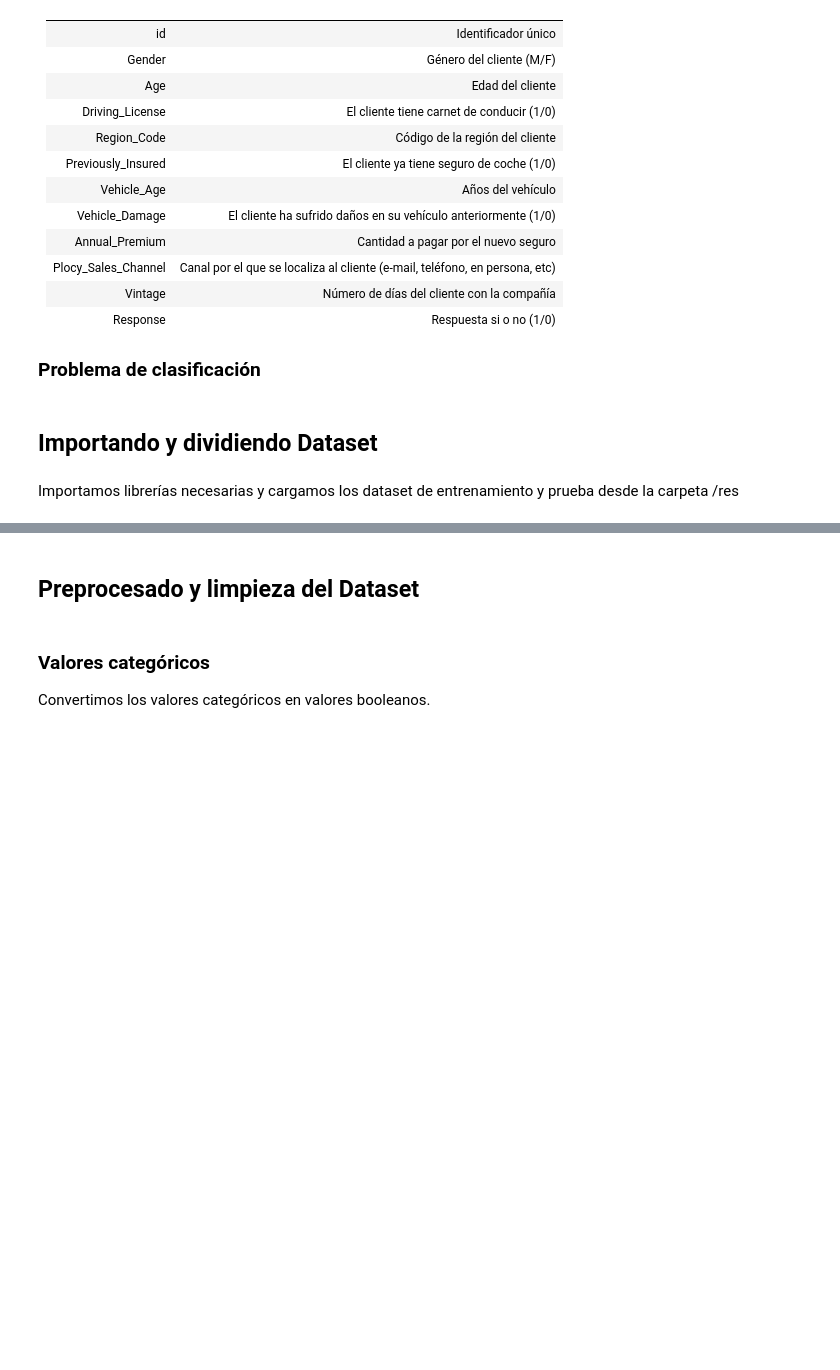
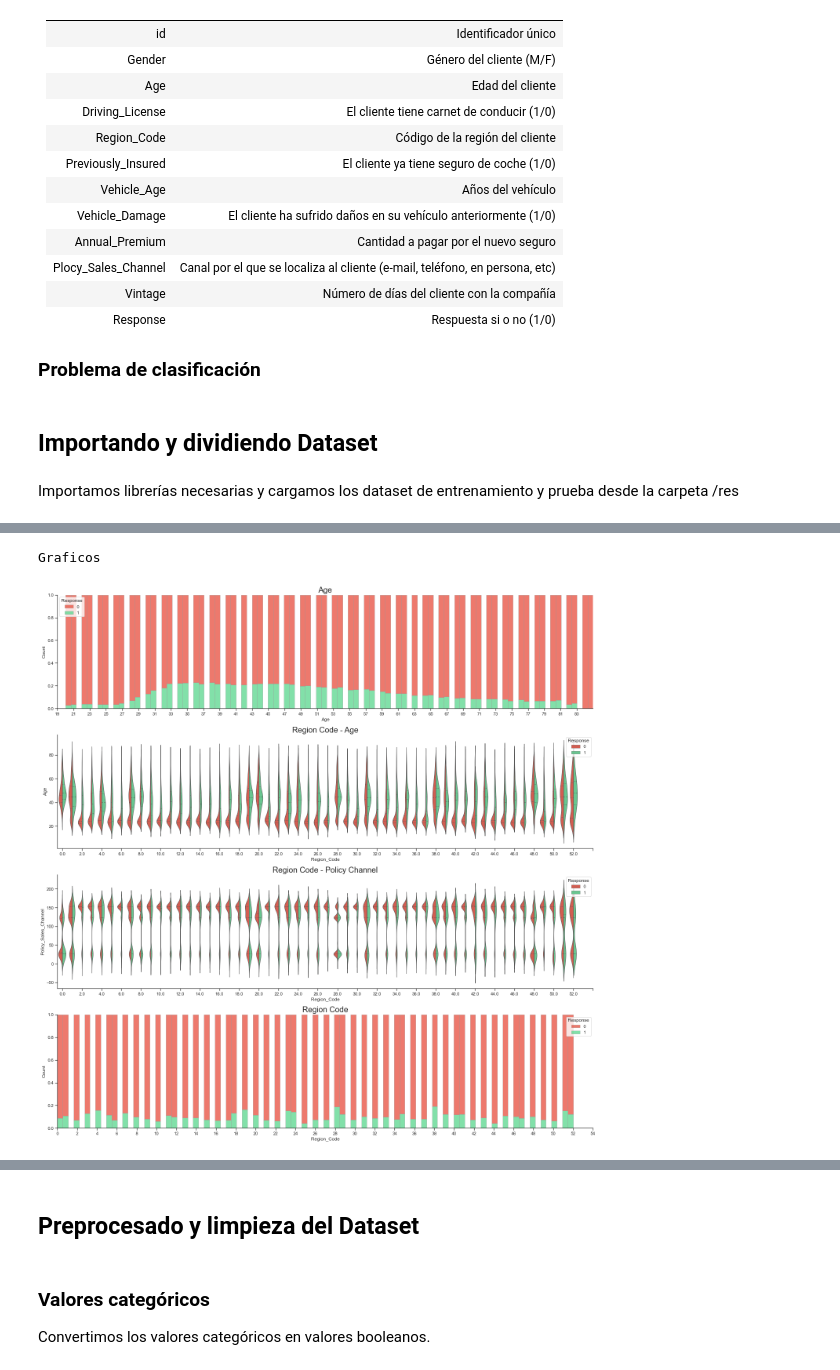
Before and after one commit to GZabalaG/AIMaster, a Jupyter notebook: Datasets_Analysis/car_insurance.ipynb, the cells around one changed output, grey strips where cells are left out. Saved outputs shown, nothing was run; the diff lists cells and outputs as text; code cells hidden in the pictures; blank space fills up the shorter version.

```diff
--- a/Datasets_Analysis/car_insurance.ipynb
+++ b/Datasets_Analysis/car_insurance.ipynb
@@ -52,0 +136,63 @@ g = sns.catplot(y='Vehicle_Age', hue="Response", col='Gender', row='Vehicle_Dama
+# %%
+sns.set_theme(style = 'ticks')
+
+fig, ax = plt.subplots(4, 1, figsize = (20, 20))
+
+sns.despine(fig)
+
+g_1 = sns.histplot(
+    data = train,
+    x = 'Age', hue = 'Response',
+    multiple = 'fill',
+    palette = sns.color_palette(['#E74C3C', '#58D68D']),
+    edgecolor = '.6',
+    linewidth = .5,
+    ax = ax[0]
+)
+
+ax[0].set_xticks(np.arange(19, 85, 2))
+
+g_2 = sns.violinplot(
+    data = train,
+    x = 'Region_Code', y = 'Age', hue = 'Response',
+    split = True, inner = 'quart', linewidth = 1,
+    palette = sns.color_palette(['#E74C3C', '#58D68D']),
+    edgecolor = '.6',
+    ax = ax[1]
+)
+
+ax[1].set_xticks(np.arange(0, 55, 2))
+
+g_3 = sns.violinplot(
+    data = train,
+    x = 'Region_Code', y = 'Policy_Sales_Channel', hue = 'Response',
+    split = True, inner = 'quartile', linewidth = 1,
+    palette = sns.color_palette(['#E74C3C', '#58D68D']),
+    edgecolor = '.6',
+    ax = ax[2]
+)
+ax[2].set_xticks(np.arange(0, 55, 2))
+
+g_1 = sns.histplot(
+    data = train,
+    x = 'Region_Code', hue = 'Response',
+    multiple = 'fill',
+    palette = sns.color_palette(['#E74C3C', '#58D68D']),
+    edgecolor = '.6',
+    linewidth = .5,
+    ax = ax[3]
+)
+ax[3].set_xticks(np.arange(0, 55, 2))
+
+
+ax[0].set_title('Age', fontsize=20)
+ax[1].set_title('Region Code - Age', fontsize=20)
+ax[2].set_title('Region Code - Policy Channel', fontsize=20)
+ax[3].set_title('Region Code', fontsize=20)
+
+fig.tight_layout()
+
+print('Graficos')
+# %% [output]
+Graficos
+[figure, added]
```
Also changed, not shown: parts of 20 cells of this notebook.
